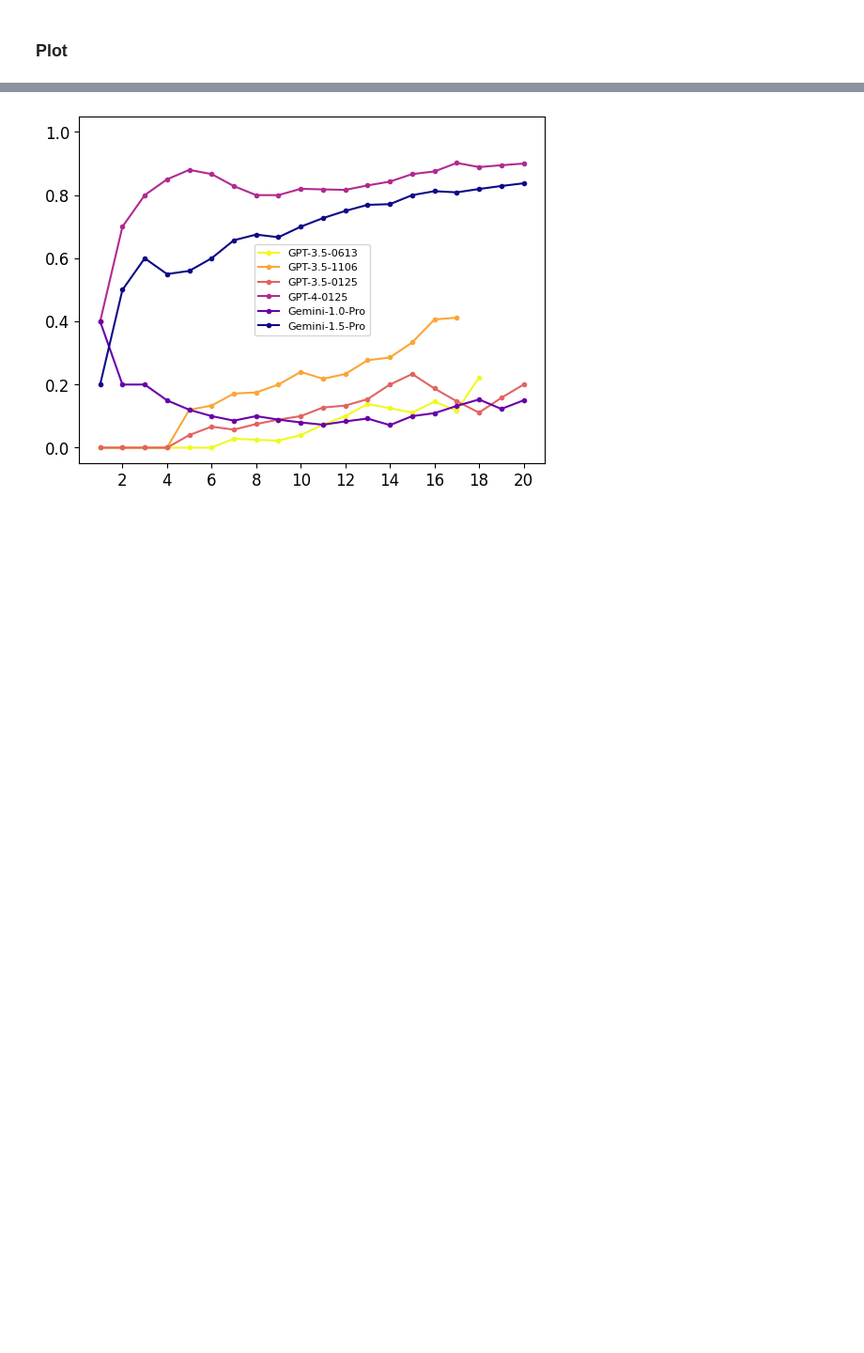
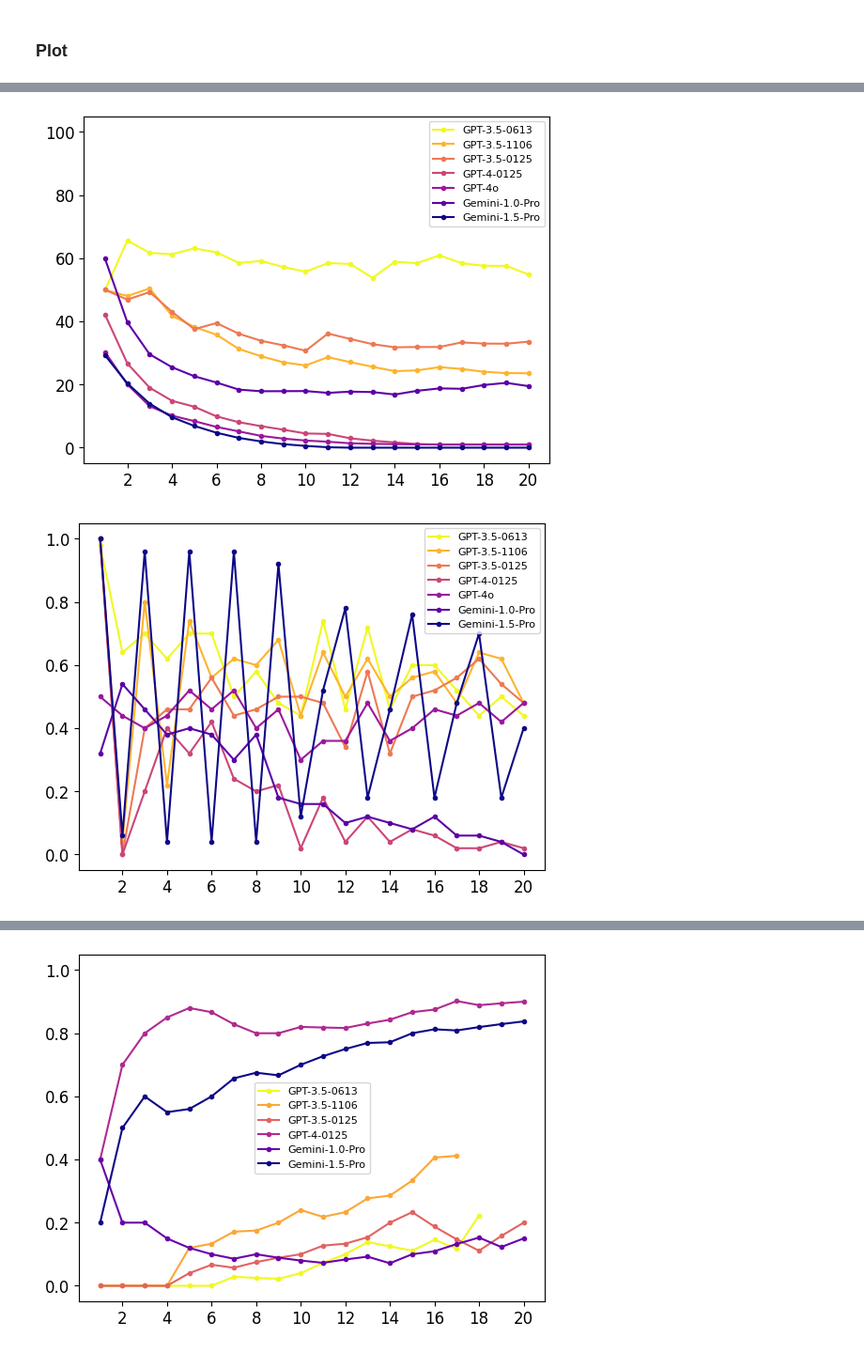
Before and after one commit to CUHK-ARISE/GAMABench, a Jupyter notebook: main.ipynb, the cells around one changed output, grey strips where cells are left out. Shown at 94% size. Drawn from its saved outputs; the diff is of its cells as text; code cells hidden in the pictures; blank space fills up the shorter version.

```diff
--- a/main.ipynb
+++ b/main.ipynb
@@ -137,0 +184,54 @@ plane.plot(xlabel="", loc='best', savename="closed-source_pirate_game")
+# %%
+# Create a game plane
+Games = [GuessingGame, BarGame, DinerDilemma, DivideDollar, PublicGoods, SealedBidAuction, BattleRoyale, PirateGame]
+base_filename = "raw_results/{}/{}{}_v1_{}.json"
+CLOSED_MODEL_LABEL = {
+    "GPT-3.5-0613": "gpt-3.5-turbo-0613_",
+    "GPT-3.5-1106": "gpt-3.5-turbo-1106_",
+    "GPT-3.5-0125": "",
+    "GPT-4-0125": "gpt-4-0125-preview_",
+    "GPT-4o": "gpt-4o_",
+    "Gemini-1.0-Pro": "gemini-1.0-pro_",
+    "Gemini-1.5-Pro": "gemini-1.5-pro_"
+}
+game_directory = {
+    GuessingGame: "guessing_game",
+    BarGame: "bar_game_implicit",
+    DinerDilemma: "diner_dilemma",
+    DivideDollar: "divide_dollar",
+    PublicGoods: "public_goods",
+    SealedBidAuction: "sealed_bid_auction/first_price",
+    BattleRoyale: "battle_royale",
+    PirateGame: "pirate_game"
+}
+game_ylim = {
+    GuessingGame: (-5, 105),
+    BarGame: (-0.05, 1.05),
+    DinerDilemma: None,
+    DivideDollar: None,
+    PublicGoods: None,
+    SealedBidAuction: None,
+    BattleRoyale: (-0.05, 1.05),
+    PirateGame: None,
+}
+for game in Games:
+    plane = Analysis(game)
+    for model_label in CLOSED_MODEL_LABEL.keys():
+        if game != SealedBidAuction:
+            files = [base_filename.format(game_directory[game], CLOSED_MODEL_LABEL[model_label], game_directory[game], i) for i in range(1,6)]
+        else:
+            files = [base_filename.format(game_directory[game], CLOSED_MODEL_LABEL[model_label], 'sealed_bid_auction', i) for i in range(1,6)]
+        # Load the files with the same label
+        plane.add_avg(files, model_label)
+
+    # # Plot the game
+    # if game_ylim[game] != None:
+    #     plane.plot(xlabel="", loc='best', savename="closed-source_pirate_game")
+    # else:
+    if game != SealedBidAuction:
+        plane.plot(xlabel="", loc='best', ylim=game_ylim[game], savename=f"closed-source_{game_directory[game]}")
+    else:
+        plane.plot(xlabel="", loc='best', ylim=game_ylim[game], savename=f"closed-source_sealed_bid_first_price")
+# %% [output]
+[figure, added]
+[figure, added]
```
Also changed, not shown: parts of 13 cells of this notebook, 2 other files.
